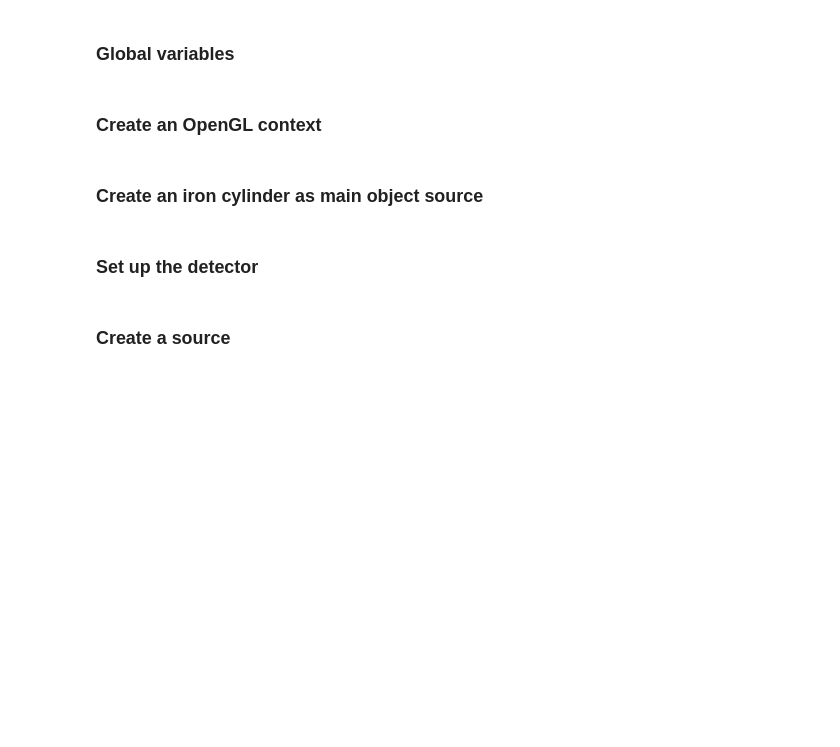
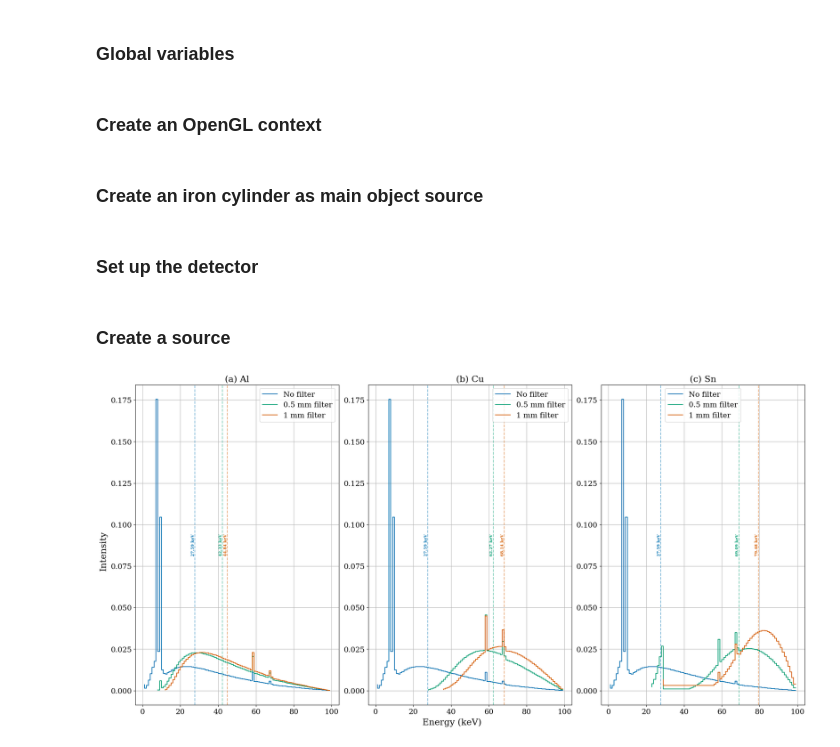
Before and after one commit to TomographicImaging/gVXR-Tutorials, a Jupyter notebook: notebooks/3D-tomography/beam-hardening/poly-spectrum-comparison.ipynb, the cells around one changed output. Drawn from its saved outputs; the diff is of its cells as text; code cells hidden in the pictures; blank space fills up the shorter version.

```diff
--- a/notebooks/3D-tomography/beam-hardening/poly-spectrum-comparison.ipynb
+++ b/notebooks/3D-tomography/beam-hardening/poly-spectrum-comparison.ipynb
@@ -194,0 +163,80 @@ plt.show()
+# %%
+plt.close()
+
+# Plot all the spectra
+subplots_data = [
+    {
+        "title": "(a) Al",
+        "curves": [
+            (no_filter_bins, no_filter_photons, "No filter"),
+            (al_half_mm_filter_bins, al_half_mm_filter_photons, "0.5 mm filter"),
+            (al_1_mm_filter_bins, al_1_mm_filter_photons, "1 mm filter"),
+        ],
+    },
+    {
+        "title": "(b) Cu",
+        "curves": [
+            (no_filter_bins, no_filter_photons, "No filter"),
+            (cu_half_mm_filter_bins, cu_half_mm_filter_photons, "0.5 mm filter"),
+            (cu_1_mm_filter_bins, cu_1_mm_filter_photons, "1 mm filter"),
+        ],
+    },
+    {
+        "title": "(c) Sn",
+        "curves": [
+            (no_filter_bins, no_filter_photons, "No filter"),
+            (sn_half_mm_filter_bins, sn_half_mm_filter_photons, "0.5 mm filter"),
+            (sn_1_mm_filter_bins, sn_1_mm_filter_photons, "1 mm filter"),
+        ],
+    },
+]
+
+# Plot
+# WONG_COLORS = [
+#     "#E69F00", "#56B4E9", "#009E73",
+#     "#F0E442", "#0072B2", "#D55E00", "#CC79A7"
+# ]
+
+plt.style.use("seaborn-v0_8-colorblind")
+
+fig, axes = plt.subplots(1, 3, figsize=(20, 10), constrained_layout=True)
+fig.supxlabel("Energy (keV)")
+fig.supylabel("Intensity")
+
+for axis, data in zip(axes, subplots_data, strict=False):
+    axis.set_title(data["title"])
+    for x, y, label in data["curves"]:
+        (line,) = axis.step(x, y, label=label)
+        curve_colour = line.get_color()
+        centroid = np.average(x, weights=y)
+
+        # To add line markers for each curve
+        axis.axvline(centroid, linestyle="--", alpha=0.5, color=curve_colour, label="_nolegend_")
+
+        # Place text centred vertically on the line
+        y_min, y_max = axis.get_ylim()
+        y_mid = (y_min + y_max) / 2
+        axis.text(
+            centroid, y_mid,
+            f"{centroid:.2f} keV",
+            color=curve_colour,
+            rotation=90,
+            va="center",
+            ha="right",
+            fontsize=8,
+            fontweight="bold",
+        )
+
+    axis.legend()
+    axis.grid(True)
+
+fig.canvas.draw()
+
+fig.savefig(
+    "poly-spectrum-plot.pdf",
+    transparent=False,
+    facecolor="white",
+    bbox_inches="tight"
+)
+# %% [output]
+[figure, added]
```
Also changed, not shown: parts of 1 cell of this notebook.
